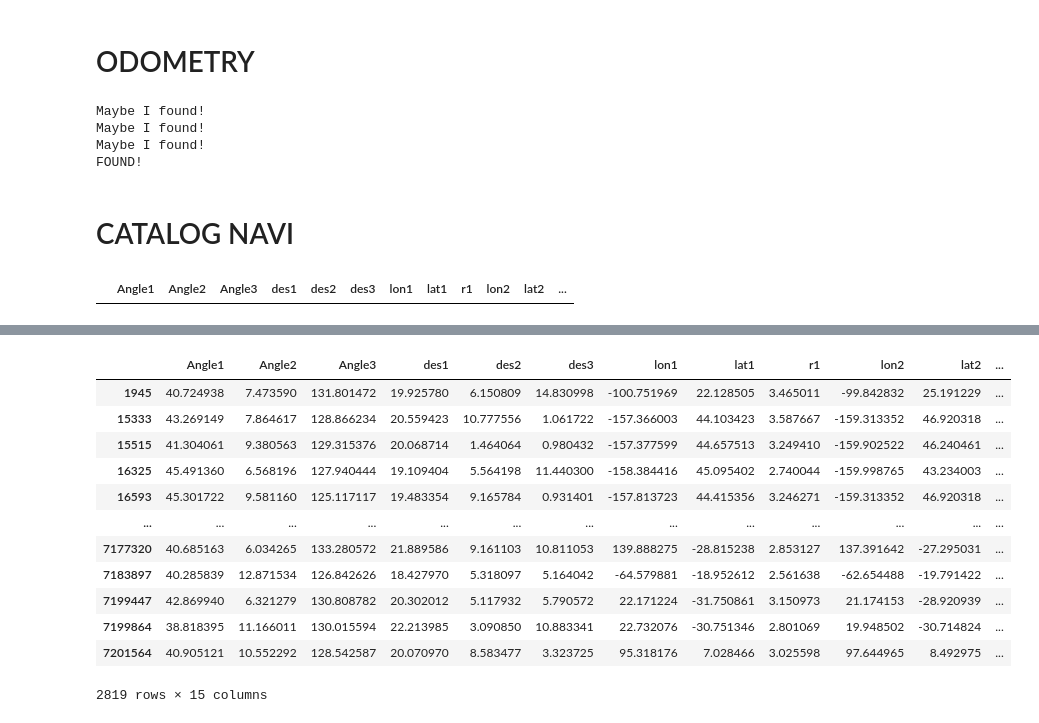
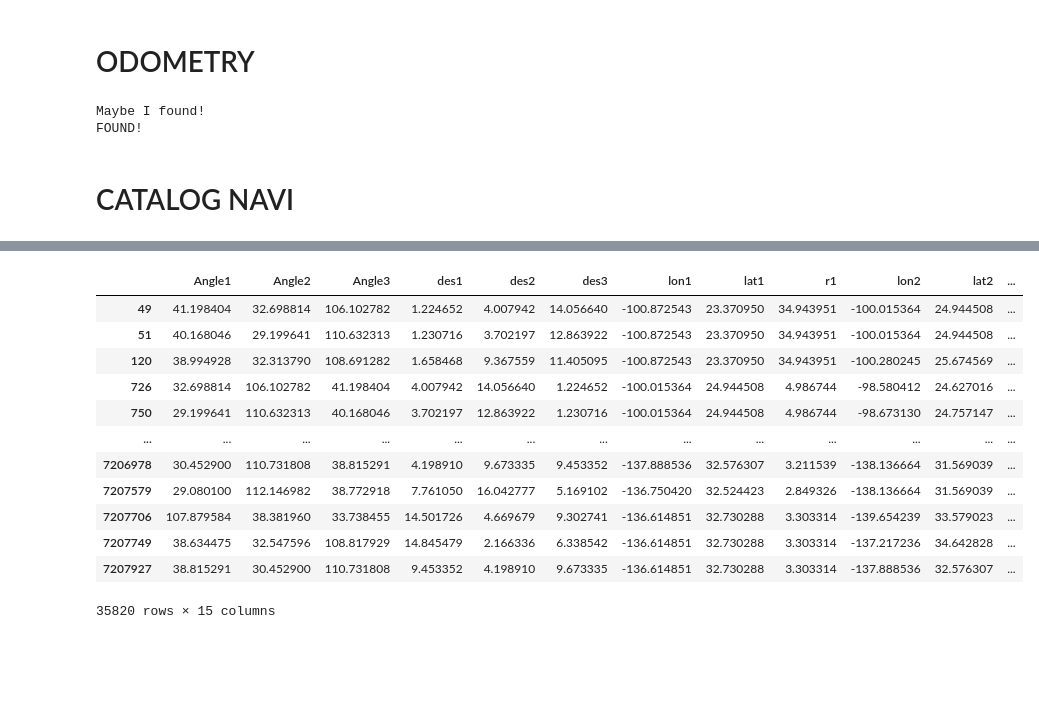
Before and after one commit to sirbastiano/FederNet, a Jupyter notebook: match.ipynb, the cells around one changed output, grey strips where cells are left out. Saved outputs shown, nothing was run; the diff lists cells and outputs as text; code cells hidden in the pictures; blank space fills up the shorter version.

```diff
--- a/match.ipynb
+++ b/match.ipynb
@@ -206,9 +206,9 @@ for idx in range(QUERY1.shape[0]):
                       |  ((abs(QUERY2.Angle1 - Angle2_Q1) < tol) & (abs(QUERY2.Angle2 - Angle3_Q1) < tol) & (abs(QUERY2.Angle3 - Angle1_Q1) < tol)) \
                       |  ((abs(QUERY2.Angle1 - Angle3_Q1) < tol) & (abs(QUERY2.Angle2 - Angle1_Q1) < tol) & (abs(QUERY2.Angle3 - Angle2_Q1) < tol))]
 
-    SEARCH = SEARCH  [ ((abs(QUERY2.des1- d1_Q1) < tol) & (abs(QUERY2.des1- d2_Q1) < tol) & (abs(QUERY2.des1- d3_Q1) < tol)) \
-                     | ((abs(QUERY2.des1- d2_Q1) < tol) & (abs(QUERY2.des1- d3_Q1) < tol) & (abs(QUERY2.des1- d1_Q1) < tol)) \
-                     | ((abs(QUERY2.des1- d3_Q1) < tol) & (abs(QUERY2.des1- d1_Q1) < tol) & (abs(QUERY2.des1- d2_Q1) < tol)) ]
+    SEARCH = SEARCH  [ ((abs(QUERY2.des1- d1_Q1) < tol) & (abs(QUERY2.des2- d2_Q1) < tol) & (abs(QUERY2.des3- d3_Q1) < tol)) \
+                     | ((abs(QUERY2.des1- d2_Q1) < tol) & (abs(QUERY2.des2- d3_Q1) < tol) & (abs(QUERY2.des3- d1_Q1) < tol)) \
+                     | ((abs(QUERY2.des1- d3_Q1) < tol) & (abs(QUERY2.des2- d1_Q1) < tol) & (abs(QUERY2.des3- d2_Q1) < tol)) ]
     if SEARCH.shape[0] != 0:
         print('Maybe I found!')
         save = [QUERY1.iloc[idx], SEARCH.iloc[0]]
@@ -239,15 +239,12 @@ if found:
 else:
     print("Match can't find any triplets.")
 # %% [output]
-Maybe I found!
-Maybe I found!
 Maybe I found!
 FOUND!
 # %% [markdown]
 # CATALOG NAVI
 # %%
-idx = 0
-tol = 5
+idx = 24 # IMG: idx + 1
 # IMG1:
 img1=cv2.imread(dict[str(idx+1)])
 craters_det1 = detect(img1)
@@ -260,25 +257,36 @@ QUERY1= pd.DataFrame(H1, columns=['Angle1','Angle2','Angle3','des1','des2','des3
 # remove wrong triplet:
 QUERY1 =QUERY1[ (QUERY1.Angle1 > 10) & (QUERY1.Angle2 > 10) & (QUERY1.Angle3 > 10) ].reset_index(drop=True)
 QUERY2 = TRN_cat_df
-# %% [output]
-|  | Angle1 | Angle2 | Angle3 | des1 | des2 | des3 | lon1 | lat1 | r1 | lon2 | lat2 | ... |
+# %%
+def verifica(SEARCH):
+    for triplet in SEARCH.iloc:
+        if (triplet.lat1 < 3) & (triplet.lat1 > -3) & (triplet.lon1 < -135+3) & (triplet.lon1 > -137-3):
+                return True
+        else: return False
 # %%
-# ##########################################
-# #               SEARCH
-# idx = 4
-# Angle1_Q1 = QUERY1.Angle1[idx]
-# Angle2_Q1 = QUERY1.Angle2[idx]
-# Angle3_Q1 = QUERY1.Angle3[idx]
-# d1_Q1 = QUERY1.des1[idx]
-# d2_Q1 = QUERY1.des2[idx]
-# d3_Q1 = QUERY1.des3[idx]
+#SEARCH
+tol = 5
 
-# SEARCH = QUERY2[ ((abs(QUERY2.Angle1 - Angle1_Q1) < tol) & (abs(QUERY2.Angle2 - Angle2_Q1) < tol) & (abs(QUERY2.Angle3 - Angle3_Q1) < tol))   \
-#                       |  ((abs(QUERY2.Angle1 - Angle2_Q1) < tol) & (abs(QUERY2.Angle2 - Angle3_Q1) < tol) & (abs(QUERY2.Angle3 - Angle1_Q1) < tol)) \
-#                       |  ((abs(QUERY2.Angle1 - Angle3_Q1) < tol) & (abs(QUERY2.Angle2 - Angle1_Q1) < tol) & (abs(QUERY2.Angle3 - Angle2_Q1) < tol))]
+QUERY1_arr = np.array(QUERY1)
+for i in range(QUERY1_arr.shape[0]):
+    row = QUERY1_arr[i]
+    printProgressBar(i+1,QUERY1.shape[0], printEnd='')
 
-# SEARCH = SEARCH  [ ((abs(QUERY2.des1- d1_Q1) < tol) & (abs(QUERY2.des1- d2_Q1) < tol) & (abs(QUERY2.des1- d3_Q1) < tol)) \
-#                      | ((abs(QUERY2.des1- d2_Q1) < tol) & (abs(QUERY2.des1- d3_Q1) < tol) & (abs(QUERY2.des1- d1_Q1) < tol)) \
-#                      | ((abs(QUERY2.des1- d3_Q1) < tol) & (abs(QUERY2.des1- d1_Q1) < tol) & (abs(QUERY2.des1- d2_Q1) < tol)) ]
-# SEARCH
+    Angle1_Q1, Angle2_Q1, Angle3_Q1 = row[0],row[1],row[2]
+    d1_Q1, d2_Q1, d3_Q1 = row[3], row[4], row[5]
+    SEARCH = QUERY2[ ((abs(QUERY2.Angle1 - Angle1_Q1) < tol) & (abs(QUERY2.Angle2 - Angle2_Q1) < tol) & (abs(QUERY2.Angle3 - Angle3_Q1) < tol))   \
+                          |  ((abs(QUERY2.Angle1 - Angle2_Q1) < tol) & (abs(QUERY2.Angle2 - Angle3_Q1) < tol) & (abs(QUERY2.Angle3 - Angle1_Q1) < tol)) \
+                          |  ((abs(QUERY2.Angle1 - Angle3_Q1) < tol) & (abs(QUERY2.Angle2 - Angle1_Q1) < tol) & (abs(QUERY2.Angle3 - Angle2_Q1) < tol))]
+    SEARCH = SEARCH  [     ((abs(QUERY2.des1- d1_Q1) < tol) & (abs(QUERY2.des2- d2_Q1) < tol) & (abs(QUERY2.des3- d3_Q1) < tol)) \
+                         | ((abs(QUERY2.des1- d2_Q1) < tol) & (abs(QUERY2.des2- d3_Q1) < tol) & (abs(QUERY2.des3- d1_Q1) < tol)) \
+                         | ((abs(QUERY2.des1- d3_Q1) < tol) & (abs(QUERY2.des2- d1_Q1) < tol) & (abs(QUERY2.des3- d2_Q1) < tol)) ]
+
+
+    if SEARCH.shape[0] != 0:
+        print('maybe found')
+        saved_idx = idx
+        if verifica(SEARCH):
+            break
+
+SEARCH
 # %% [output]
@@ -285,13 +310,13 @@ QUERY2 = TRN_cat_df
 |  | Angle1 | Angle2 | Angle3 | des1 | des2 | des3 | lon1 | lat1 | r1 | lon2 | lat2 | ... |
-| 1945 | 40.724938 | 7.473590 | 131.801472 | 19.925780 | 6.150809 | 14.830998 | -100.751969 | 22.128505 | 3.465011 | -99.842832 | 25.191229 | ... |
-| 15333 | 43.269149 | 7.864617 | 128.866234 | 20.559423 | 10.777556 | 1.061722 | -157.366003 | 44.103423 | 3.587667 | -159.313352 | 46.920318 | ... |
-| 15515 | 41.304061 | 9.380563 | 129.315376 | 20.068714 | 1.464064 | 0.980432 | -157.377599 | 44.657513 | 3.249410 | -159.902522 | 46.240461 | ... |
-| 16325 | 45.491360 | 6.568196 | 127.940444 | 19.109404 | 5.564198 | 11.440300 | -158.384416 | 45.095402 | 2.740044 | -159.998765 | 43.234003 | ... |
-| 16593 | 45.301722 | 9.581160 | 125.117117 | 19.483354 | 9.165784 | 0.931401 | -157.813723 | 44.415356 | 3.246271 | -159.313352 | 46.920318 | ... |
+| 49 | 41.198404 | 32.698814 | 106.102782 | 1.224652 | 4.007942 | 14.056640 | -100.872543 | 23.370950 | 34.943951 | -100.015364 | 24.944508 | ... |
+| 51 | 40.168046 | 29.199641 | 110.632313 | 1.230716 | 3.702197 | 12.863922 | -100.872543 | 23.370950 | 34.943951 | -100.015364 | 24.944508 | ... |
+| 120 | 38.994928 | 32.313790 | 108.691282 | 1.658468 | 9.367559 | 11.405095 | -100.872543 | 23.370950 | 34.943951 | -100.280245 | 25.674569 | ... |
+| 726 | 32.698814 | 106.102782 | 41.198404 | 4.007942 | 14.056640 | 1.224652 | -100.015364 | 24.944508 | 4.986744 | -98.580412 | 24.627016 | ... |
+| 750 | 29.199641 | 110.632313 | 40.168046 | 3.702197 | 12.863922 | 1.230716 | -100.015364 | 24.944508 | 4.986744 | -98.673130 | 24.757147 | ... |
 | ... | ... | ... | ... | ... | ... | ... | ... | ... | ... | ... | ... | ... |
-| 7177320 | 40.685163 | 6.034265 | 133.280572 | 21.889586 | 9.161103 | 10.811053 | 139.888275 | -28.815238 | 2.853127 | 137.391642 | -27.295031 | ... |
-| 7183897 | 40.285839 | 12.871534 | 126.842626 | 18.427970 | 5.318097 | 5.164042 | -64.579881 | -18.952612 | 2.561638 | -62.654488 | -19.791422 | ... |
-| 7199447 | 42.869940 | 6.321279 | 130.808782 | 20.302012 | 5.117932 | 5.790572 | 22.171224 | -31.750861 | 3.150973 | 21.174153 | -28.920939 | ... |
-| 7199864 | 38.818395 | 11.166011 | 130.015594 | 22.213985 | 3.090850 | 10.883341 | 22.732076 | -30.751346 | 2.801069 | 19.948502 | -30.714824 | ... |
-| 7201564 | 40.905121 | 10.552292 | 128.542587 | 20.070970 | 8.583477 | 3.323725 | 95.318176 | 7.028466 | 3.025598 | 97.644965 | 8.492975 | ... |
+| 7206978 | 30.452900 | 110.731808 | 38.815291 | 4.198910 | 9.673335 | 9.453352 | -137.888536 | 32.576307 | 3.211539 | -138.136664 | 31.569039 | ... |
+| 7207579 | 29.080100 | 112.146982 | 38.772918 | 7.761050 | 16.042777 | 5.169102 | -136.750420 | 32.524423 | 2.849326 | -138.136664 | 31.569039 | ... |
+| 7207706 | 107.879584 | 38.381960 | 33.738455 | 14.501726 | 4.669679 | 9.302741 | -136.614851 | 32.730288 | 3.303314 | -139.654239 | 33.579023 | ... |
+| 7207749 | 38.634475 | 32.547596 | 108.817929 | 14.845479 | 2.166336 | 6.338542 | -136.614851 | 32.730288 | 3.303314 | -137.217236 | 34.642828 | ... |
+| 7207927 | 38.815291 | 30.452900 | 110.731808 | 9.453352 | 4.198910 | 9.673335 | -136.614851 | 32.730288 | 3.303314 | -137.888536 | 32.576307 | ... |
-2819 rows × 15 columns
+35820 rows × 15 columns
```
Also changed, not shown: parts of 5 cells of this notebook.
